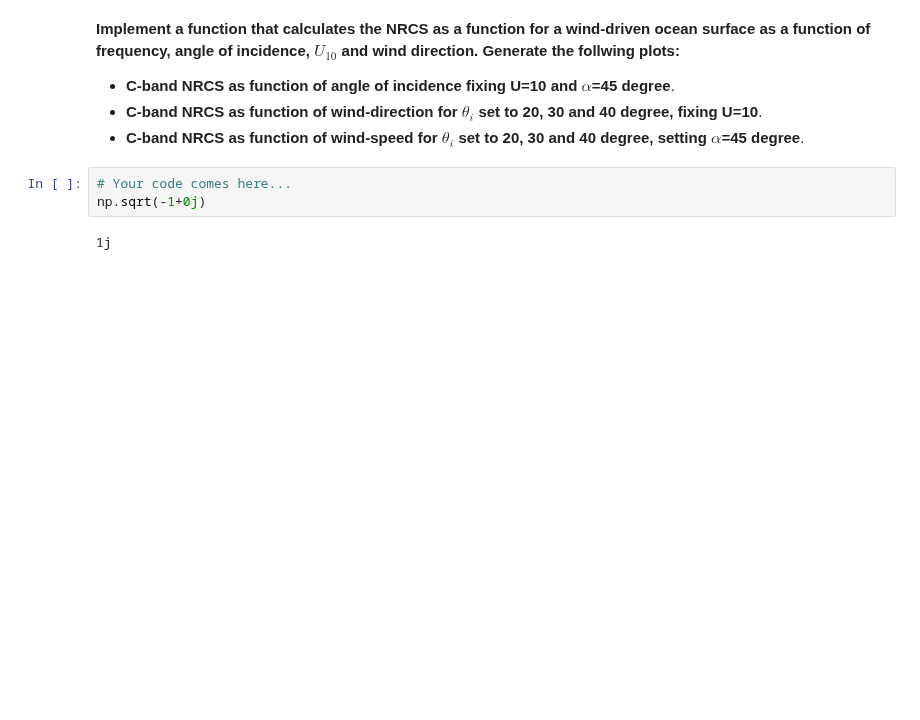
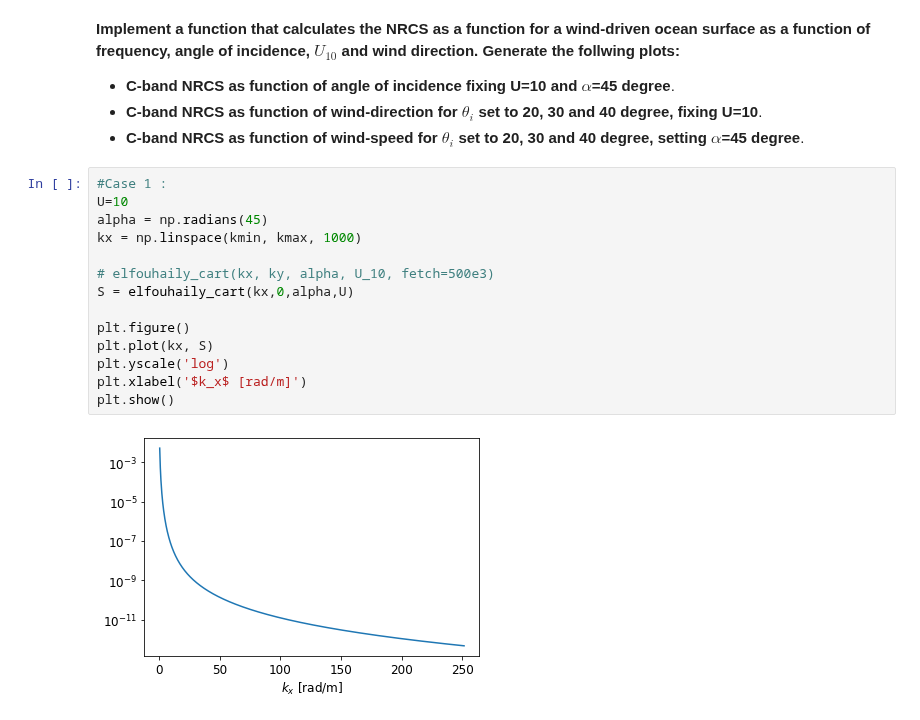
Before and after one commit to debnovalina/PPESO-Practical, a Jupyter notebook: practical_Paco_W6/RoughSurfaceScattering.ipynb, the cells around one changed output. Drawn from its saved outputs; the diff is of its cells as text; blank space fills up the shorter version.

```diff
--- a/practical_Paco_W6/RoughSurfaceScattering.ipynb
+++ b/practical_Paco_W6/RoughSurfaceScattering.ipynb
@@ -307,7 +309,18 @@ NameError: name 'g' is not defined
 - **C-band NRCS as function of wind-direction for $\theta_i$ set to 20, 30 and 40 degree, fixing U=10**.
 - **C-band NRCS as function of wind-speed for $\theta_i$ set to 20, 30 and 40 degree, setting $\alpha$=45 degree**.
 # %%
-# Your code comes here...
-np.sqrt(-1+0j)
+#Case 1 :
+U=10
+alpha = np.radians(45)
+kx = np.linspace(kmin, kmax, 1000)
+
+# elfouhaily_cart(kx, ky, alpha, U_10, fetch=500e3)
+S = elfouhaily_cart(kx,0,alpha,U)
+
+plt.figure()
+plt.plot(kx, S)
+plt.yscale('log')
+plt.xlabel('$k_x$ [rad/m]')
+plt.show()
 # %% [output]
-1j
+[figure, added]
```
Also changed, not shown: parts of 3 cells of this notebook.
